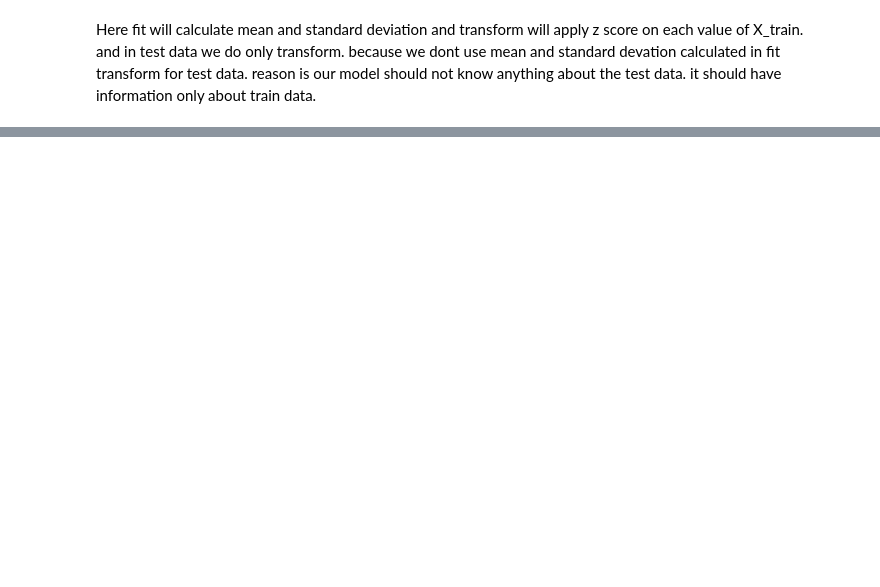
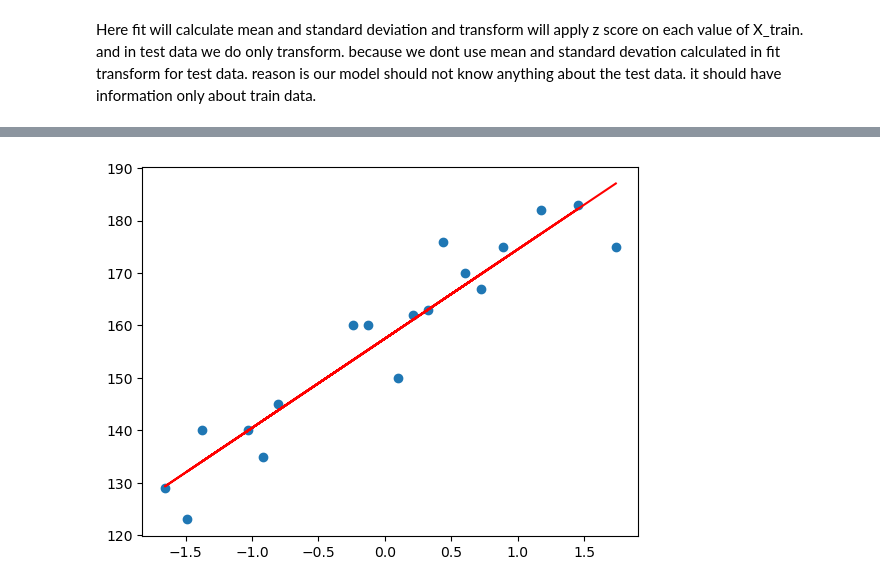
Before and after one commit to ganeshbgunjal/Projects, a Jupyter notebook: 1 Simple Linear Regression/1 Simple Linear Regression.ipynb, the cells around one changed output, grey strips where cells are left out. Saved outputs shown, nothing was run; the diff lists cells and outputs as text; code cells hidden in the pictures; blank space fills up the shorter version.

```diff
--- a/1 Simple Linear Regression/1 Simple Linear Regression.ipynb
+++ b/1 Simple Linear Regression/1 Simple Linear Regression.ipynb
@@ -130,0 +145,6 @@ plt.show()
+# %%
+plt.scatter(X_train,y_train)
+plt.plot(X_train,regressor.predict(X_train),'r')
+plt.show()
+# %% [output]
+[figure, added]
```
Also changed, not shown: parts of 7 cells of this notebook.
